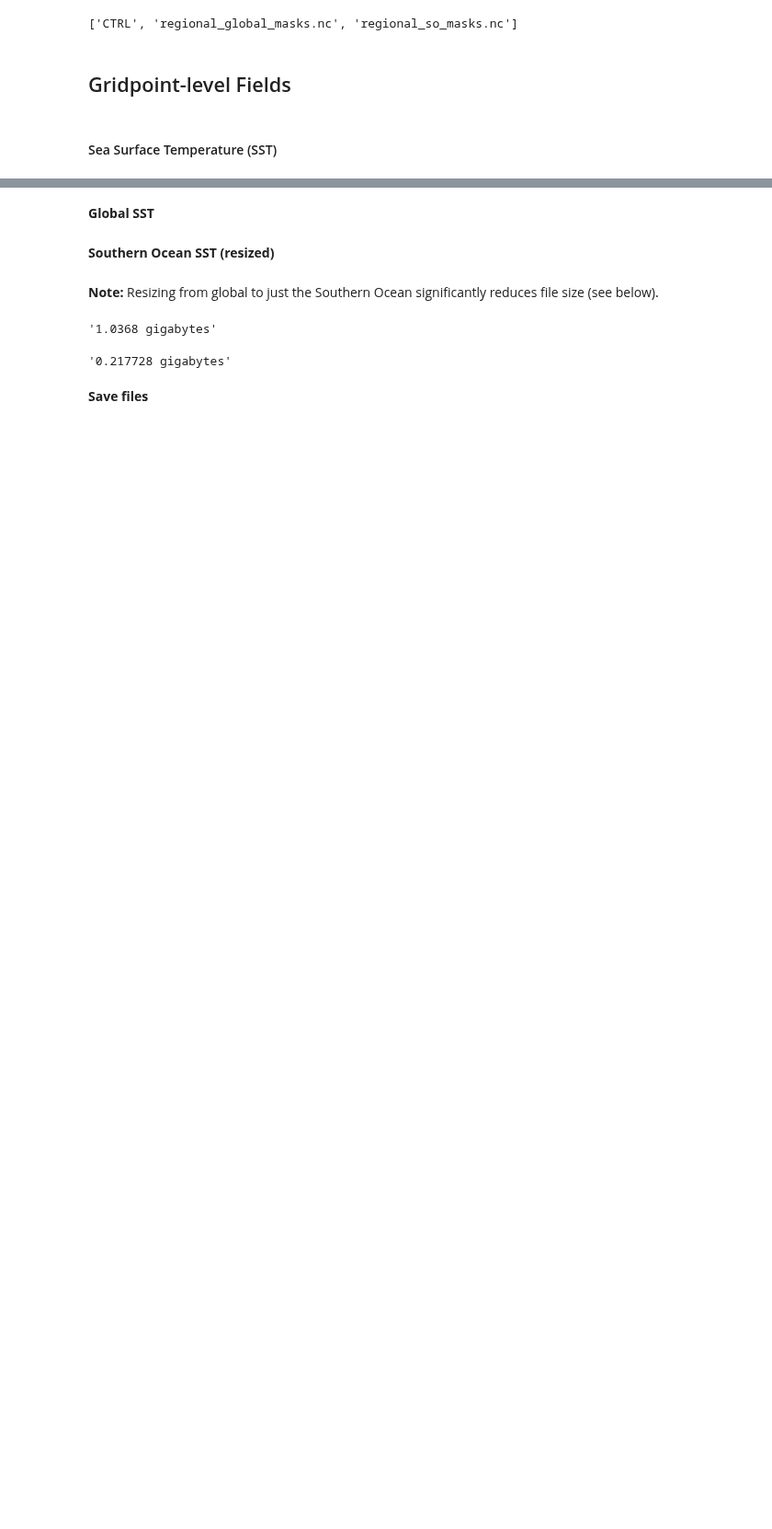
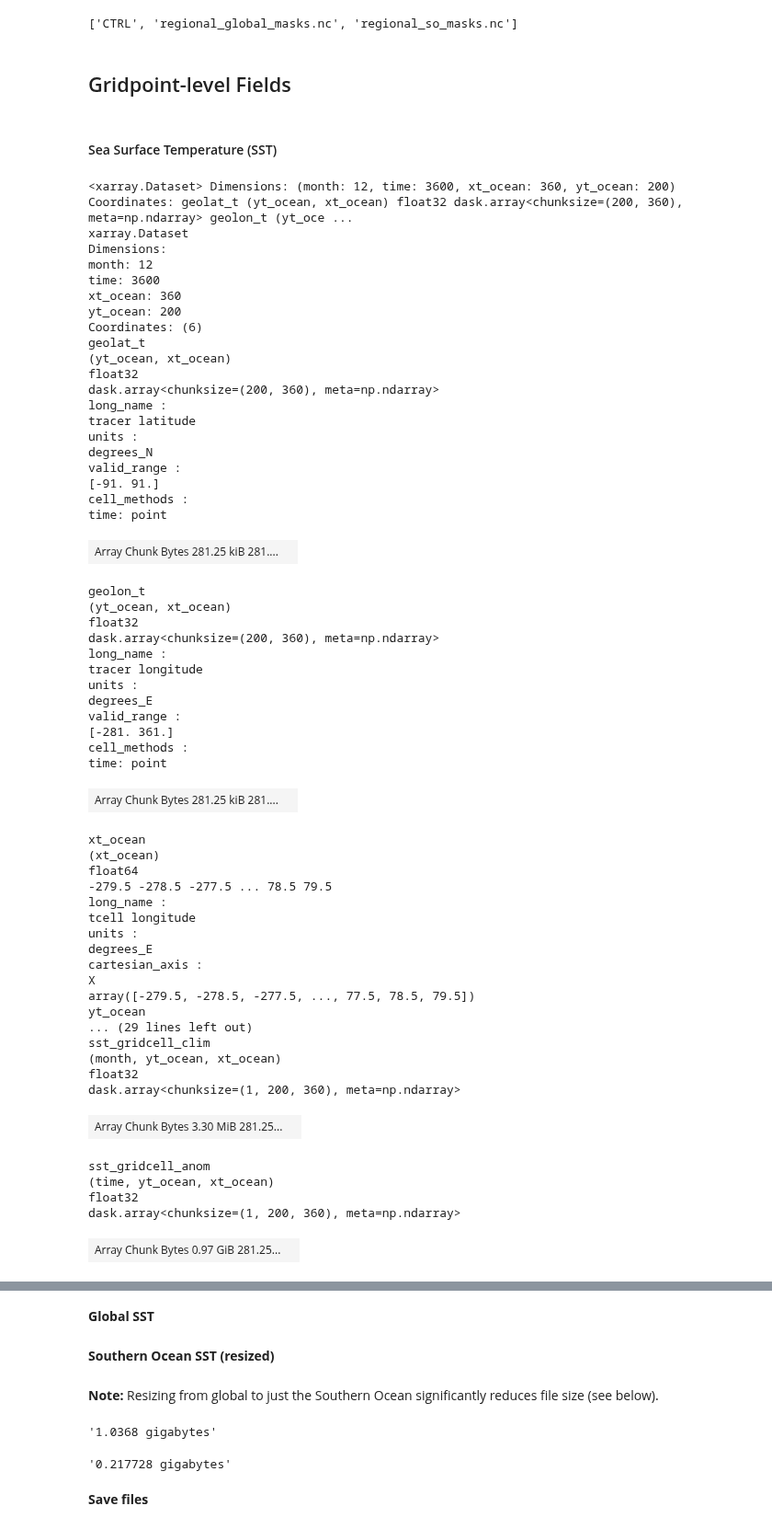
Before and after one commit to bbuchovecky/hmei, a Jupyter notebook: notebooks/ctrl_run_analysis.ipynb, the cells around one changed output, grey strips where cells are left out. Shown at 92% size. Drawn from its saved outputs; the diff is of its cells as text; code cells hidden in the pictures; blank space fills up the shorter version.

Commit message:
improved functions and calculated monthly anomalies

```diff
--- a/notebooks/ctrl_run_analysis.ipynb
+++ b/notebooks/ctrl_run_analysis.ipynb
@@ -270,3 +283,63 @@ path_sst = rootdir+subdir_ctrl+'/SST/sst_*.nc'
 var_sst = 'sst'
 
 ds_sst = xr.open_mfdataset(path_sst)
+# %%
+pcs.gridcell_calc(ds_sst, 'sst')
+# %% [output]
+<xarray.Dataset> Dimensions: (month: 12, time: 3600, xt_ocean: 360, yt_ocean: 200) Coordinates: geolat_t (yt_ocean, xt_ocean) float32 dask.array<chunksize=(200, 360), meta=np.ndarray> geolon_t (yt_oce ...
+xarray.Dataset
+Dimensions:
+month: 12
+time: 3600
+xt_ocean: 360
+yt_ocean: 200
+Coordinates: (6)
+geolat_t
+(yt_ocean, xt_ocean)
+float32
+dask.array<chunksize=(200, 360), meta=np.ndarray>
+long_name :
+tracer latitude
+units :
+degrees_N
+valid_range :
+[-91. 91.]
+cell_methods :
+time: point
+| Array Chunk Bytes 281.25 kiB 281.... |  |
+geolon_t
+(yt_ocean, xt_ocean)
+float32
+dask.array<chunksize=(200, 360), meta=np.ndarray>
+long_name :
+tracer longitude
+units :
+degrees_E
+valid_range :
+[-281. 361.]
+cell_methods :
+time: point
+| Array Chunk Bytes 281.25 kiB 281.... |  |
+xt_ocean
+(xt_ocean)
+float64
+-279.5 -278.5 -277.5 ... 78.5 79.5
+long_name :
+tcell longitude
+units :
+degrees_E
+cartesian_axis :
+X
+array([-279.5, -278.5, -277.5, ..., 77.5, 78.5, 79.5])
+yt_ocean
+... (29 lines left out)
+sst_gridcell_clim
+(month, yt_ocean, xt_ocean)
+float32
+dask.array<chunksize=(1, 200, 360), meta=np.ndarray>
+| Array Chunk Bytes 3.30 MiB 281.25... |  |
+sst_gridcell_anom
+(time, yt_ocean, xt_ocean)
+float32
+dask.array<chunksize=(1, 200, 360), meta=np.ndarray>
+| Array Chunk Bytes 0.97 GiB 281.25... |  |
```
Also changed, not shown: parts of 9 cells of this notebook, 2 other files.
